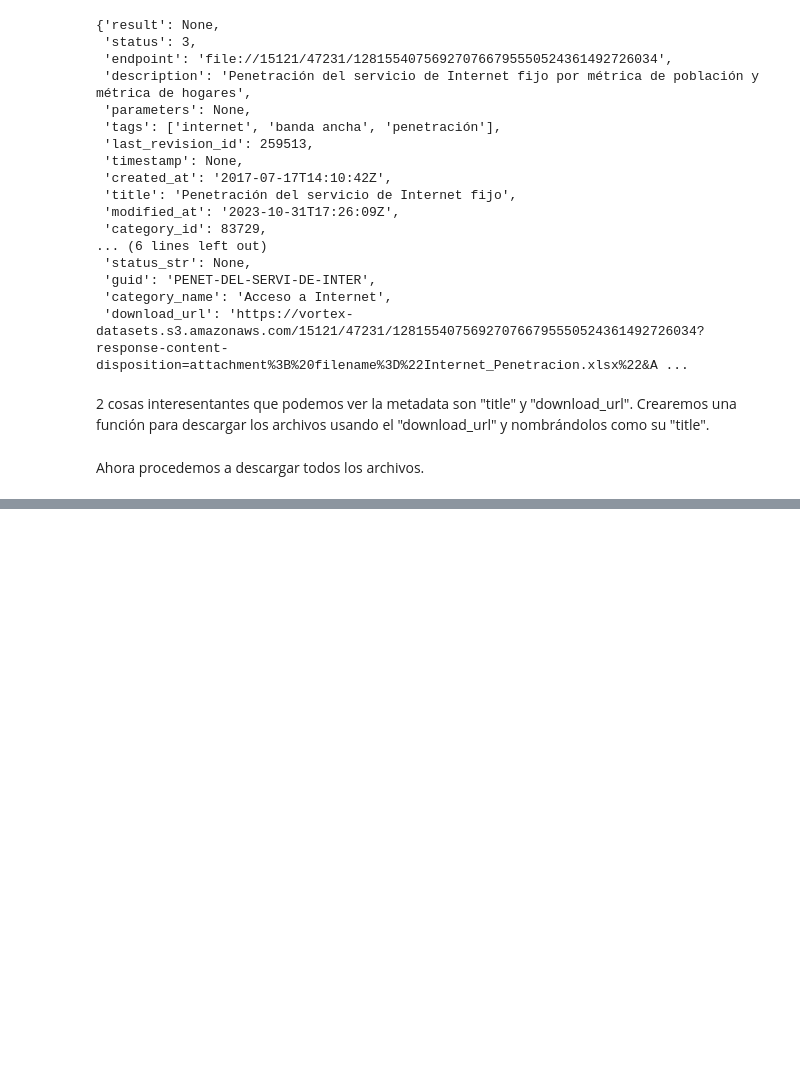
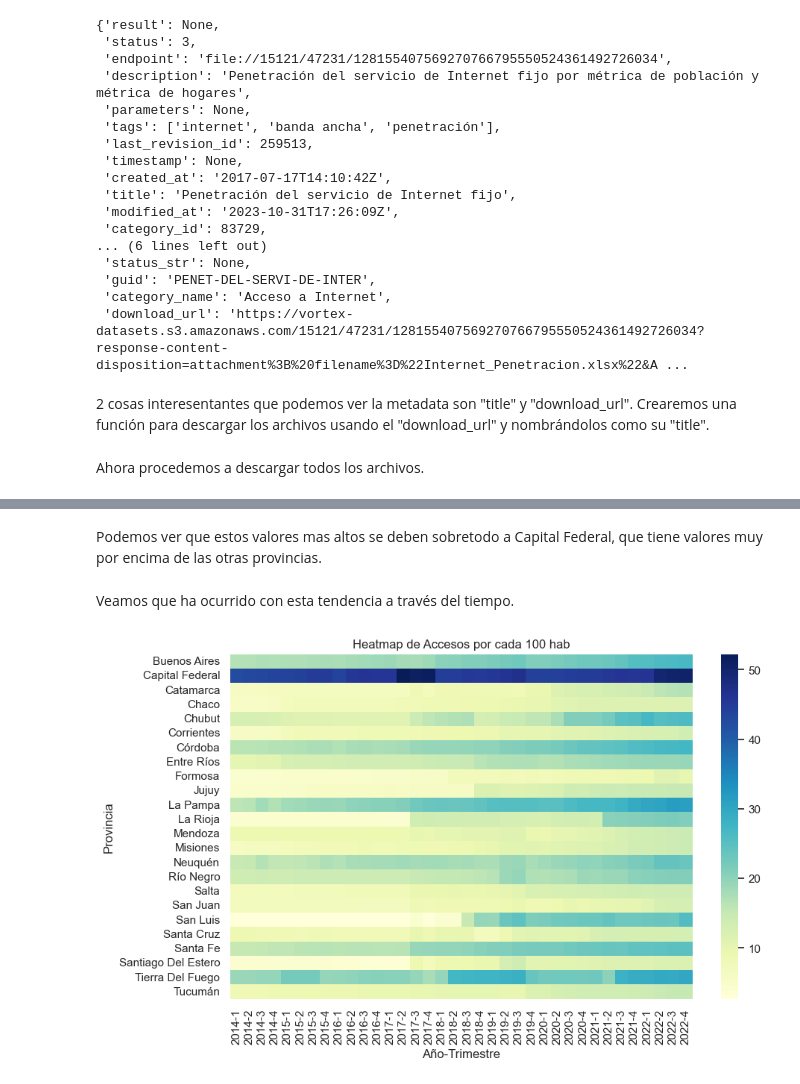
Before and after one commit to dsdrajlin/PI-DA-Telecomunicaciones, a Jupyter notebook: EDA.ipynb, the cells around one changed output, grey strips where cells are left out. Drawn from its saved outputs; the diff is of its cells as text; code cells hidden in the pictures; blank space fills up the shorter version.

```diff
--- a/EDA.ipynb
+++ b/EDA.ipynb
@@ -192,0 +357,22 @@ Ahora podemos empezar el EDA de estos datasets.
+# %% [markdown]
+Podemos ver que estos valores mas altos se deben sobretodo a Capital Federal, que tiene valores muy por encima de las otras provincias.
+# %% [markdown]
+Veamos que ha ocurrido con esta tendencia a través del tiempo.
+# %%
+plt.figure(figsize=(10, 6))
+
+# Crea el heatmap
+heatmap_data = penetracion_poblacion.pivot(index="Provincia", columns="Año-Trimestre", values="Accesos por cada 100 hab")
+sns.heatmap(heatmap_data, annot=False, cmap="YlGnBu")
+
+# Personaliza los ejes
+plt.xlabel("Año-Trimestre")
+plt.ylabel("Provincia")
+
+# Agrega un título
+plt.title("Heatmap de Accesos por cada 100 hab")
+
+# Muestra el heatmap
+plt.show()
+# %% [output]
+[figure, added]
```
Also changed, not shown: parts of 26 cells of this notebook, 2 other files.
